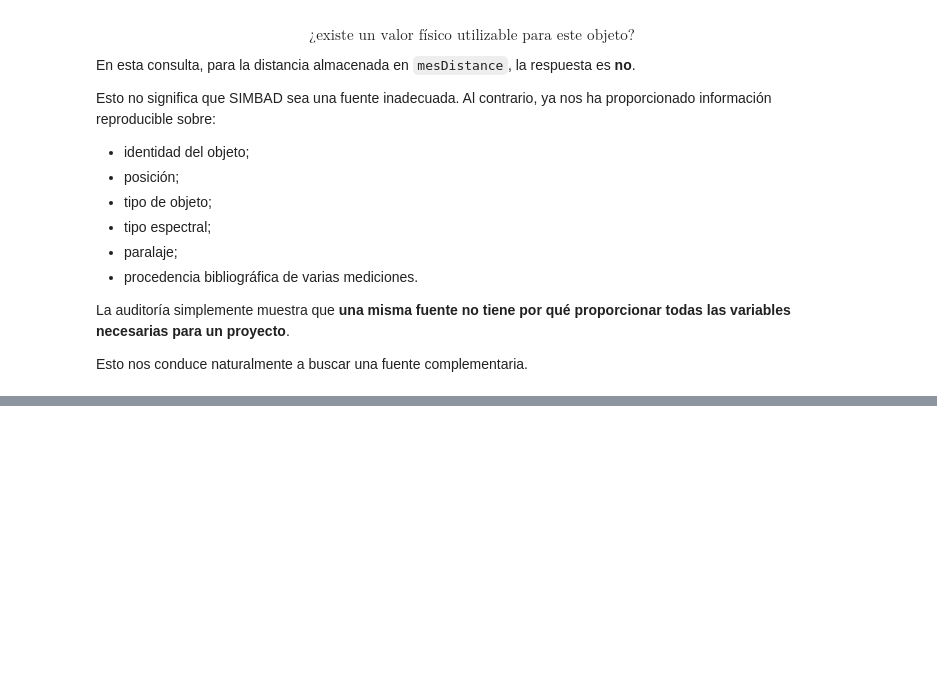
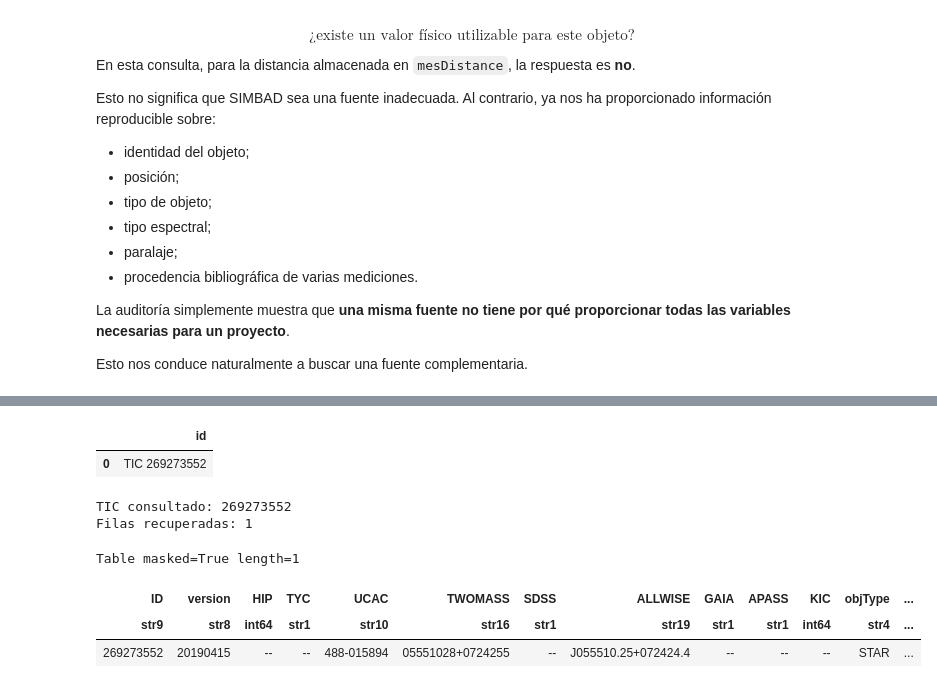
Before and after one commit to Kietth/ACUS220-AstroWave, a Jupyter notebook: 01_exploracion_datos_astronomicos.ipynb, the cells around one changed output, grey strips where cells are left out. Drawn from its saved outputs; the diff is of its cells as text; code cells hidden in the pictures; blank space fills up the shorter version.

```diff
--- a/01_exploracion_datos_astronomicos.ipynb
+++ b/01_exploracion_datos_astronomicos.ipynb
@@ -895,0 +1059,13 @@ $$
+# %%
+ids_df = betelgeuse_ids.to_pandas()
+
+gaia_ids = (
+    ids_df[
+        ids_df["id"]
+        .astype(str)
+        .str.contains("Gaia", case=False, na=False)
+    ]
+    .reset_index(drop=True)
+)
+
+gaia_ids
@@ -895,0 +1165,41 @@ $$
+# %%
+# Recuperar el identificador TIC directamente desde los IDs de SIMBAD.
+tic_matches = (
+    ids_df[
+        ids_df["id"]
+        .astype(str)
+        .str.match(r"^TIC\s+\d+$", na=False)
+    ]
+    .reset_index(drop=True)
+)
+
+tic_matches
+# %% [output]
+|  | id |
+| 0 | TIC 269273552 |
+# %%
+from astroquery.mast import Catalogs
+
+if len(tic_matches) != 1:
+    raise ValueError(
+        f"Esperábamos un único identificador TIC y encontramos {len(tic_matches)}."
+    )
+
+tic_id = int(str(tic_matches.loc[0, "id"]).split()[1])
+
+tic_betelgeuse = Catalogs.query_criteria(
+    catalog="TIC",
+    ID=tic_id,
+)
+
+print(f"TIC consultado: {tic_id}")
+print(f"Filas recuperadas: {len(tic_betelgeuse)}")
+
+tic_betelgeuse
+# %% [output]
+TIC consultado: 269273552
+Filas recuperadas: 1
+Table masked=True length=1
+| ID | version | HIP | TYC | UCAC | TWOMASS | SDSS | ALLWISE | GAIA | APASS | KIC | objType | ... |
+| str9 | str8 | int64 | str1 | str10 | str16 | str1 | str19 | str1 | str1 | int64 | str4 | ... |
+| 269273552 | 20190415 | -- | -- | 488-015894 | 05551028+0724255 | -- | J055510.25+072424.4 | -- | -- | -- | STAR | ... |
```
Also changed, not shown: parts of 23 cells of this notebook.
